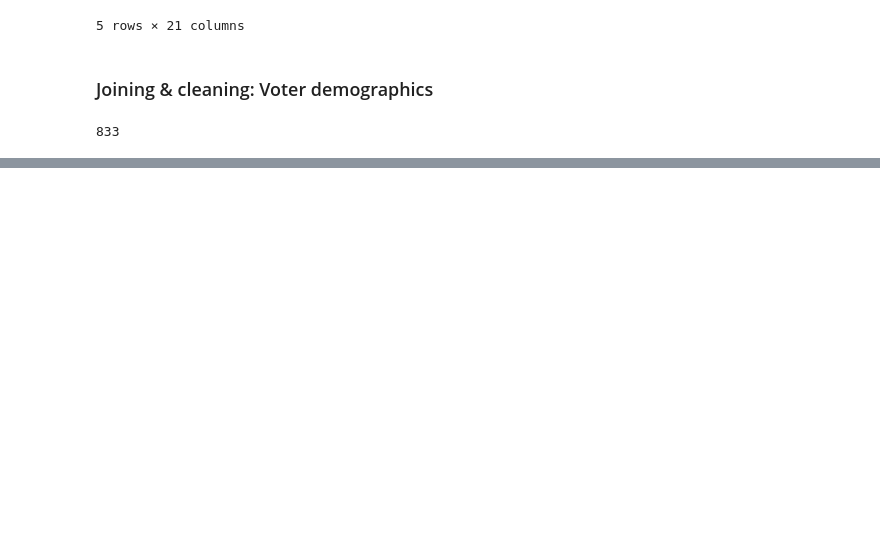
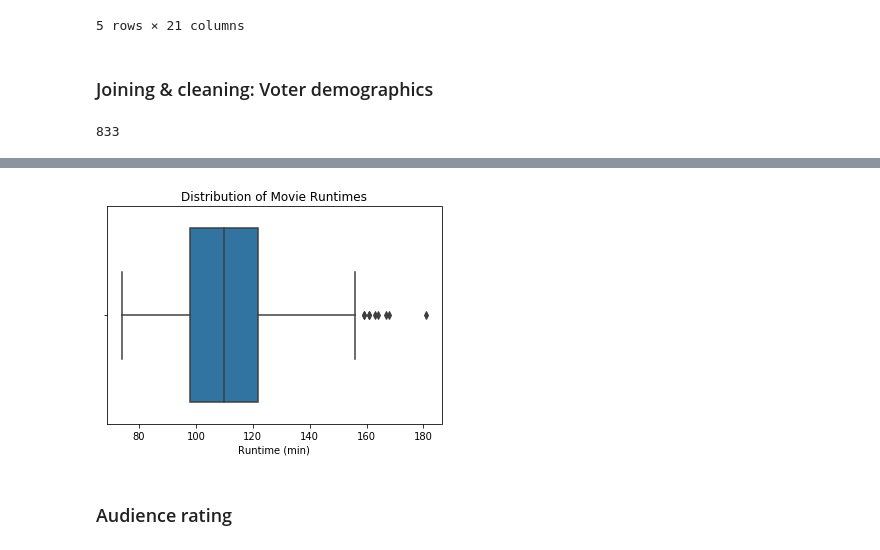
Before and after one commit to kevinsgiroux/dsc-mod-1-project-v2-1-onl01-dtsc-ft-070620, a Jupyter notebook: student.ipynb, the cells around one changed output, grey strips where cells are left out. Saved outputs shown, nothing was run; the diff lists cells and outputs as text; code cells hidden in the pictures; blank space fills up the shorter version.

```diff
--- a/student.ipynb
+++ b/student.ipynb
@@ -1153,0 +1660,8 @@ len(voters_json)
+# %%
+sns.boxplot(data=df, x="runtime_minutes")
+plt.xlabel('Runtime (min)')
+plt.title('Distribution of Movie Runtimes');
+# %% [output]
+[figure, added]
+# %% [markdown]
+### Audience rating
```
Also changed, not shown: parts of 143 cells of this notebook, 11 other files.
